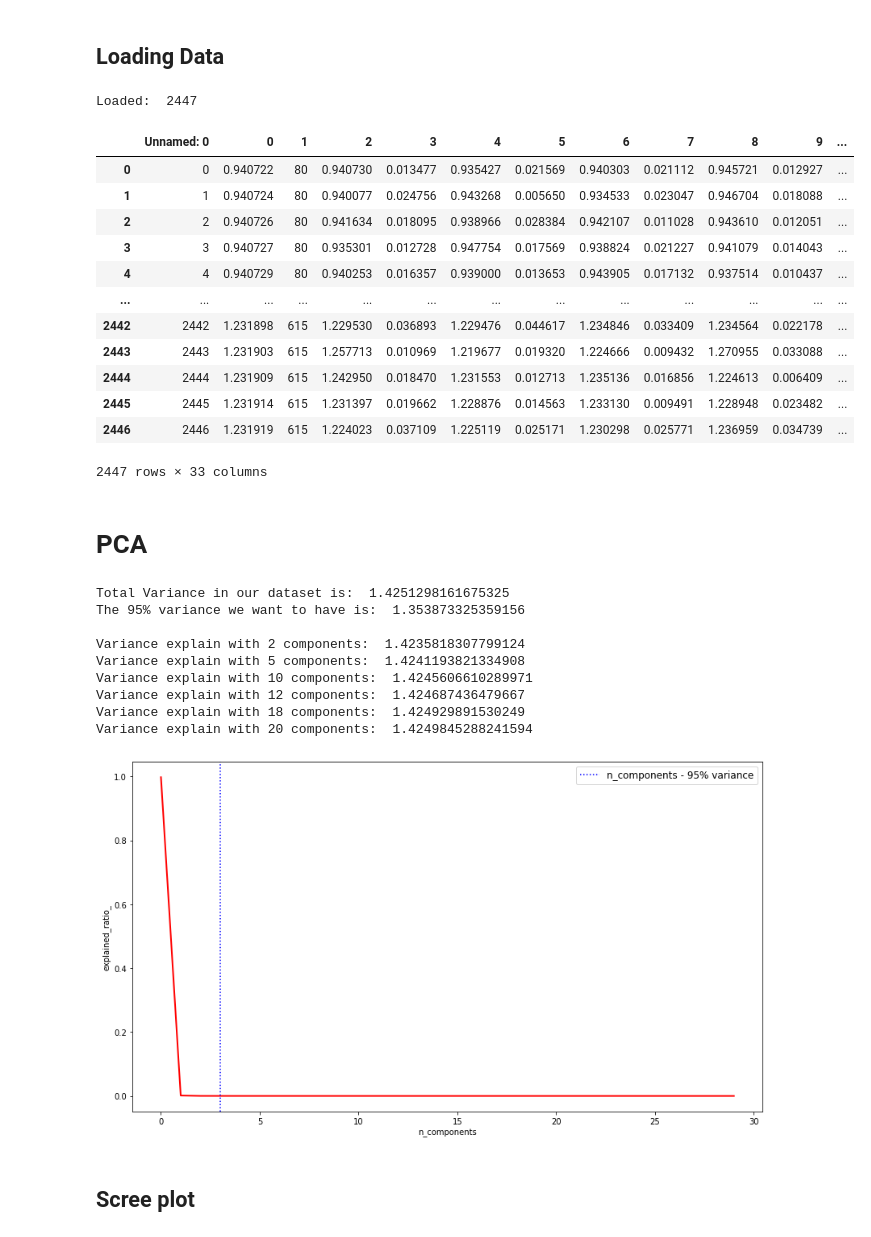
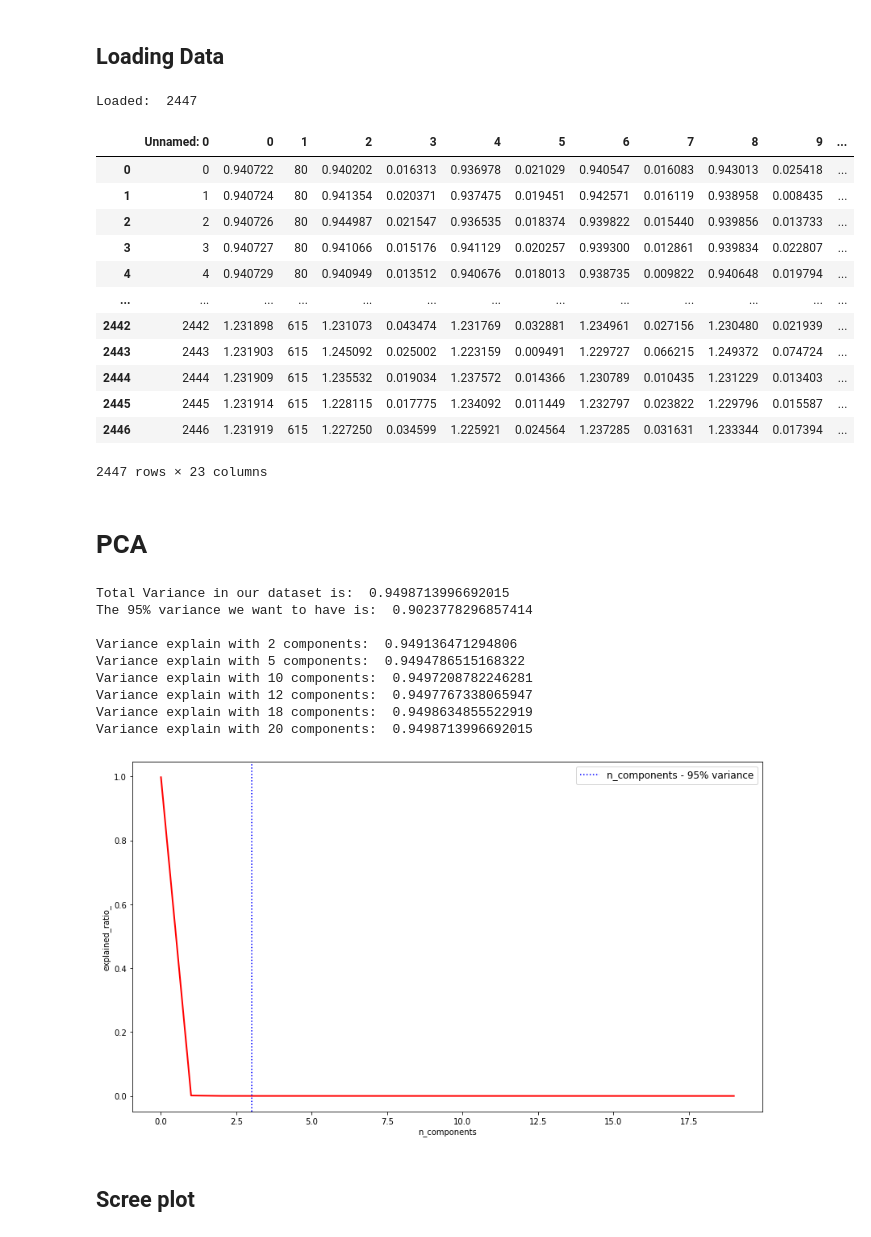
Before and after one commit to marco-milanesi/dynamic-weighing, a Jupyter notebook: Linear_regression.ipynb, the cells around one changed output. Drawn from its saved outputs; the diff is of its cells as text; code cells hidden in the pictures.

```diff
--- a/Linear_regression.ipynb
+++ b/Linear_regression.ipynb
@@ -28,26 +28,26 @@ import matplotlib.pyplot as plt
 # %% [markdown]
 ## Loading Data
 # %%
-data = pd.read_csv('dataset_interval_15.csv',sep=';')
+data = pd.read_csv('dataset_interval_10.csv',sep=';')
 print("Loaded: ",len(data))
 y = data.values[:,1]
 x = data.values[:,3:]
 data
 # %% [output]
 Loaded:  2447
 |  | Unnamed: 0 | 0 | 1 | 2 | 3 | 4 | 5 | 6 | 7 | 8 | 9 | ... |
-| 0 | 0 | 0.940722 | 80 | 0.940730 | 0.013477 | 0.935427 | 0.021569 | 0.940303 | 0.021112 | 0.945721 | 0.012927 | ... |
-| 1 | 1 | 0.940724 | 80 | 0.940077 | 0.024756 | 0.943268 | 0.005650 | 0.934533 | 0.023047 | 0.946704 | 0.018088 | ... |
-| 2 | 2 | 0.940726 | 80 | 0.941634 | 0.018095 | 0.938966 | 0.028384 | 0.942107 | 0.011028 | 0.943610 | 0.012051 | ... |
-| 3 | 3 | 0.940727 | 80 | 0.935301 | 0.012728 | 0.947754 | 0.017569 | 0.938824 | 0.021227 | 0.941079 | 0.014043 | ... |
-| 4 | 4 | 0.940729 | 80 | 0.940253 | 0.016357 | 0.939000 | 0.013653 | 0.943905 | 0.017132 | 0.937514 | 0.010437 | ... |
+| 0 | 0 | 0.940722 | 80 | 0.940202 | 0.016313 | 0.936978 | 0.021029 | 0.940547 | 0.016083 | 0.943013 | 0.025418 | ... |
+| 1 | 1 | 0.940724 | 80 | 0.941354 | 0.020371 | 0.937475 | 0.019451 | 0.942571 | 0.016119 | 0.938958 | 0.008435 | ... |
+| 2 | 2 | 0.940726 | 80 | 0.944987 | 0.021547 | 0.936535 | 0.018374 | 0.939822 | 0.015440 | 0.939856 | 0.013733 | ... |
+| 3 | 3 | 0.940727 | 80 | 0.941066 | 0.015176 | 0.941129 | 0.020257 | 0.939300 | 0.012861 | 0.939834 | 0.022807 | ... |
+| 4 | 4 | 0.940729 | 80 | 0.940949 | 0.013512 | 0.940676 | 0.018013 | 0.938735 | 0.009822 | 0.940648 | 0.019794 | ... |
 | ... | ... | ... | ... | ... | ... | ... | ... | ... | ... | ... | ... | ... |
-| 2442 | 2442 | 1.231898 | 615 | 1.229530 | 0.036893 | 1.229476 | 0.044617 | 1.234846 | 0.033409 | 1.234564 | 0.022178 | ... |
-| 2443 | 2443 | 1.231903 | 615 | 1.257713 | 0.010969 | 1.219677 | 0.019320 | 1.224666 | 0.009432 | 1.270955 | 0.033088 | ... |
-| 2444 | 2444 | 1.231909 | 615 | 1.242950 | 0.018470 | 1.231553 | 0.012713 | 1.235136 | 0.016856 | 1.224613 | 0.006409 | ... |
-| 2445 | 2445 | 1.231914 | 615 | 1.231397 | 0.019662 | 1.228876 | 0.014563 | 1.233130 | 0.009491 | 1.228948 | 0.023482 | ... |
-| 2446 | 2446 | 1.231919 | 615 | 1.224023 | 0.037109 | 1.225119 | 0.025171 | 1.230298 | 0.025771 | 1.236959 | 0.034739 | ... |
+| 2442 | 2442 | 1.231898 | 615 | 1.231073 | 0.043474 | 1.231769 | 0.032881 | 1.234961 | 0.027156 | 1.230480 | 0.021939 | ... |
+| 2443 | 2443 | 1.231903 | 615 | 1.245092 | 0.025002 | 1.223159 | 0.009491 | 1.229727 | 0.066215 | 1.249372 | 0.074724 | ... |
+| 2444 | 2444 | 1.231909 | 615 | 1.235532 | 0.019034 | 1.237572 | 0.014366 | 1.230789 | 0.010435 | 1.231229 | 0.013403 | ... |
+| 2445 | 2445 | 1.231914 | 615 | 1.228115 | 0.017775 | 1.234092 | 0.011449 | 1.232797 | 0.023822 | 1.229796 | 0.015587 | ... |
+| 2446 | 2446 | 1.231919 | 615 | 1.227250 | 0.034599 | 1.225921 | 0.024564 | 1.237285 | 0.031631 | 1.233344 | 0.017394 | ... |
-2447 rows × 33 columns
+2447 rows × 23 columns
 # %% [markdown]
 # PCA
 # %%
@@ -89,16 +89,16 @@ plt.axvline(3,linestyle=':', label='n_components - 95% variance',c = 'blue')
 plt.legend(prop=dict(size=12))
 plt.show()
 # %% [output]
-Total Variance in our dataset is:  1.4251298161675325
-The 95% variance we want to have is:  1.353873325359156
+Total Variance in our dataset is:  0.9498713996692015
+The 95% variance we want to have is:  0.9023778296857414
 
-Variance explain with 2 components:  1.4235818307799124
-Variance explain with 5 components:  1.4241193821334908
-Variance explain with 10 components:  1.4245606610289971
-Variance explain with 12 components:  1.424687436479667
-Variance explain with 18 components:  1.424929891530249
-Variance explain with 20 components:  1.4249845288241594
+Variance explain with 2 components:  0.949136471294806
+Variance explain with 5 components:  0.9494786515168322
+Variance explain with 10 components:  0.9497208782246281
+Variance explain with 12 components:  0.9497767338065947
+Variance explain with 18 components:  0.9498634855522919
+Variance explain with 20 components:  0.9498713996692015
-[figure, old version]
+[figure, new version]
 # %%
 # Running PCA again
 
```
Also changed, not shown: parts of 11 cells of this notebook.
